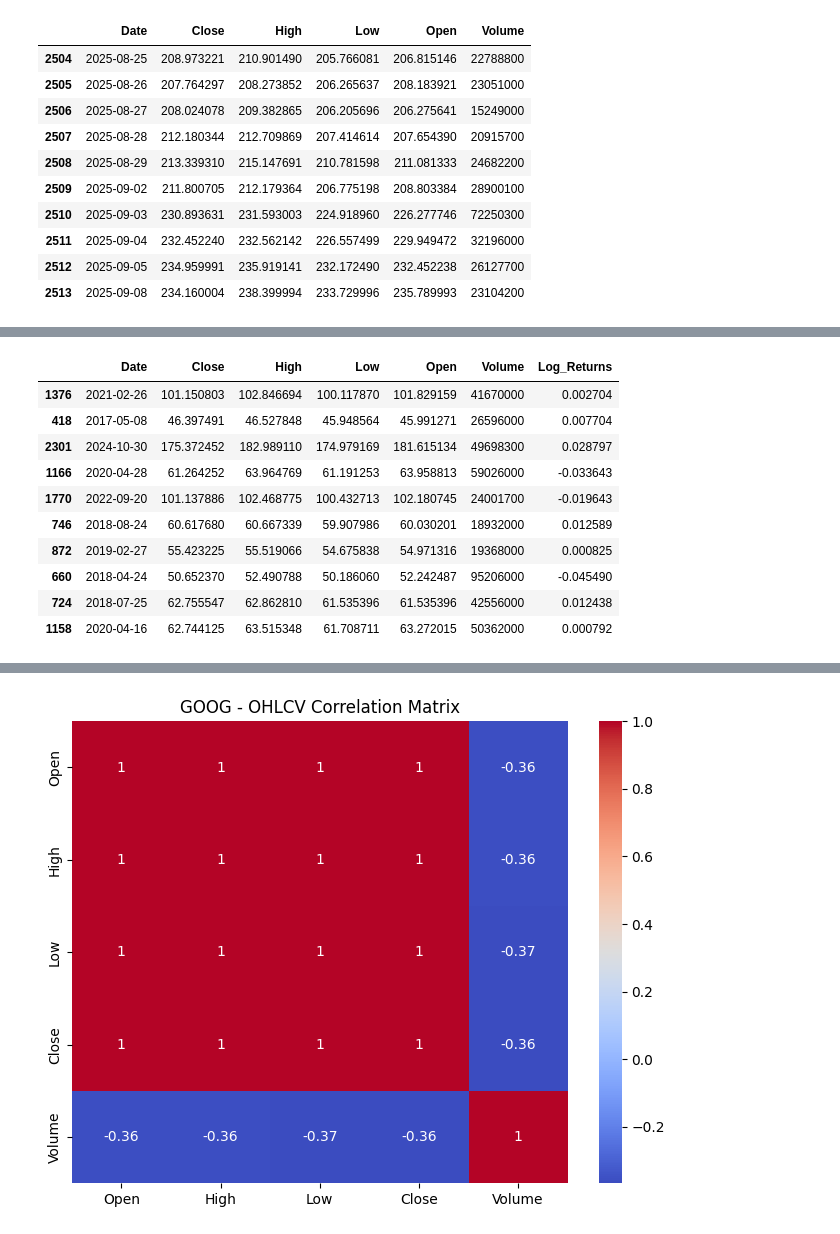
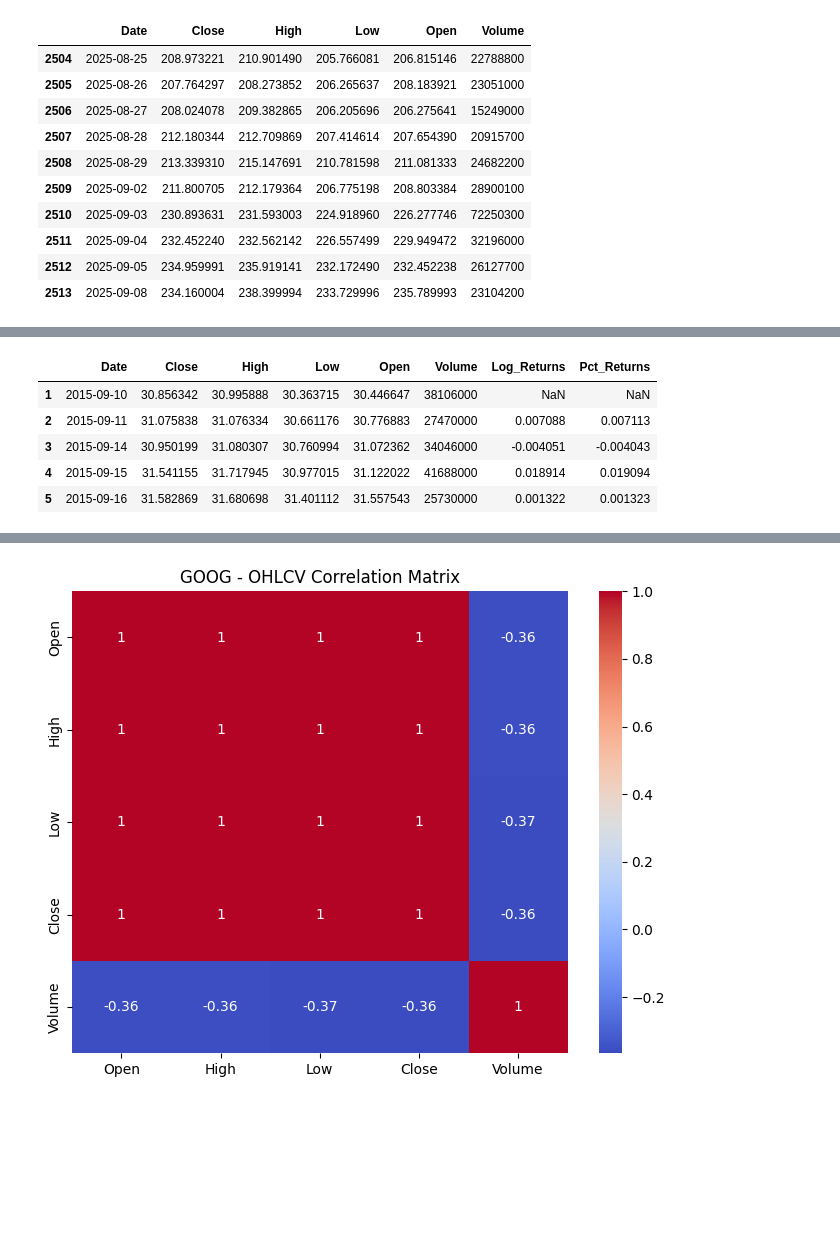
Before and after one commit to kamijoseph/Stocks-Price-Prediction-WebApp, a Jupyter notebook: notebook/model.ipynb, the cells around one changed output, grey strips where cells are left out. Saved outputs shown, nothing was run; the diff lists cells and outputs as text; code cells hidden in the pictures; blank space fills up the shorter version.

```diff
--- a/notebook/model.ipynb
+++ b/notebook/model.ipynb
@@ -212,17 +221,12 @@ data.shape
-# %%
-data.sample(10)
-# %% [output]
-|  | Date | Close | High | Low | Open | Volume | Log_Returns |
-| 1376 | 2021-02-26 | 101.150803 | 102.846694 | 100.117870 | 101.829159 | 41670000 | 0.002704 |
-| 418 | 2017-05-08 | 46.397491 | 46.527848 | 45.948564 | 45.991271 | 26596000 | 0.007704 |
-| 2301 | 2024-10-30 | 175.372452 | 182.989110 | 174.979169 | 181.615134 | 49698300 | 0.028797 |
-| 1166 | 2020-04-28 | 61.264252 | 63.964769 | 61.191253 | 63.958813 | 59026000 | -0.033643 |
-| 1770 | 2022-09-20 | 101.137886 | 102.468775 | 100.432713 | 102.180745 | 24001700 | -0.019643 |
-| 746 | 2018-08-24 | 60.617680 | 60.667339 | 59.907986 | 60.030201 | 18932000 | 0.012589 |
-| 872 | 2019-02-27 | 55.423225 | 55.519066 | 54.675838 | 54.971316 | 19368000 | 0.000825 |
-| 660 | 2018-04-24 | 50.652370 | 52.490788 | 50.186060 | 52.242487 | 95206000 | -0.045490 |
-| 724 | 2018-07-25 | 62.755547 | 62.862810 | 61.535396 | 61.535396 | 42556000 | 0.012438 |
-| 1158 | 2020-04-16 | 62.744125 | 63.515348 | 61.708711 | 63.272015 | 50362000 | 0.000792 |
+# %%
+data.head()
+# %% [output]
+|  | Date | Close | High | Low | Open | Volume | Log_Returns | Pct_Returns |
+| 1 | 2015-09-10 | 30.856342 | 30.995888 | 30.363715 | 30.446647 | 38106000 | NaN | NaN |
+| 2 | 2015-09-11 | 31.075838 | 31.076334 | 30.661176 | 30.776883 | 27470000 | 0.007088 | 0.007113 |
+| 3 | 2015-09-14 | 30.950199 | 31.080307 | 30.760994 | 31.072362 | 34046000 | -0.004051 | -0.004043 |
+| 4 | 2015-09-15 | 31.541155 | 31.717945 | 30.977015 | 31.122022 | 41688000 | 0.018914 | 0.019094 |
+| 5 | 2015-09-16 | 31.582869 | 31.680698 | 31.401112 | 31.557543 | 25730000 | 0.001322 | 0.001323 |
 # %%
 data = data.dropna()
 data.head(10)
```
Also changed, not shown: parts of 18 cells of this notebook, 2 other files.
